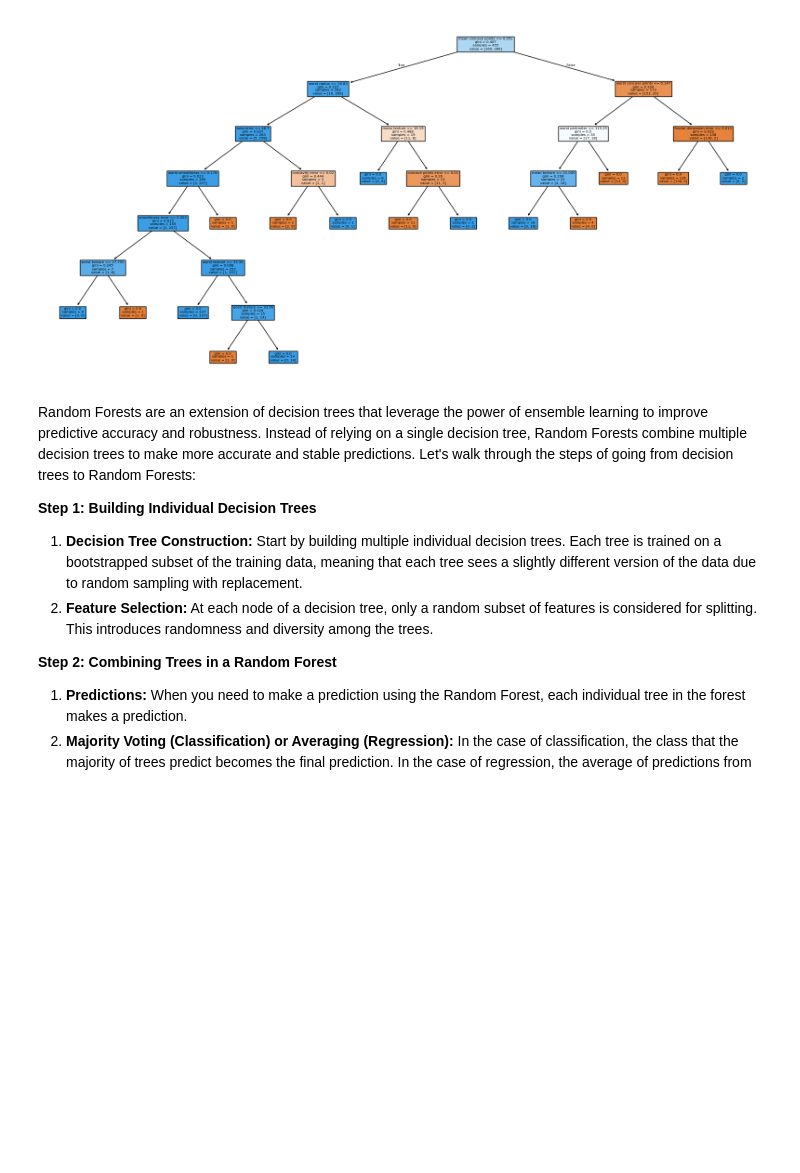
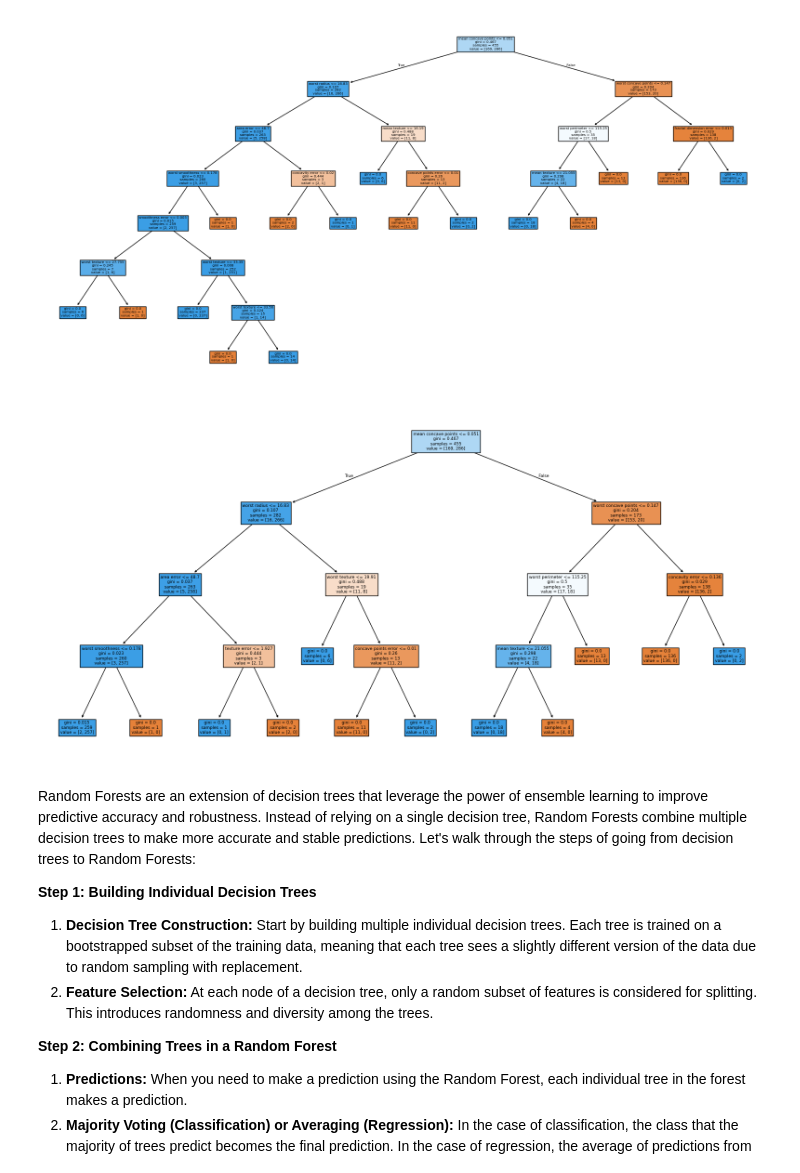
Before and after one commit to cbchhaya/springboardml, a Jupyter notebook: Student_MLE_MiniProject_Trees_and_Forests.ipynb, the cells around one changed output. Saved outputs shown, nothing was run; the diff lists cells and outputs as text; code cells hidden in the pictures; blank space fills up the shorter version.

```diff
--- a/Student_MLE_MiniProject_Trees_and_Forests.ipynb
+++ b/Student_MLE_MiniProject_Trees_and_Forests.ipynb
@@ -113,6 +113,17 @@ plot_tree(dt, filled=True, feature_names=X_train.columns)
 plt.show()
 # %% [output]
 [figure]
+# %%
+# Create a Decision Tree model with max-depth set to 4
+dt4 = DecisionTreeClassifier(random_state=42, max_depth=4)
+dt4.fit(X_train, y_train)
+
+# Visualize the Decision Tree
+plt.figure(figsize=(20,10))
+plot_tree(dt4, filled=True, feature_names=X_train.columns)
+plt.show()
+# %% [output]
+[figure, added]
 # %% [markdown]
 Random Forests are an extension of decision trees that leverage the power of ensemble learning to improve predictive accuracy and robustness. Instead of relying on a single decision tree, Random Forests combine multiple decision trees to make more accurate and stable predictions. Let's walk through the steps of going from decision trees to Random Forests:
 
```
Also changed, not shown: parts of 2 cells of this notebook.
